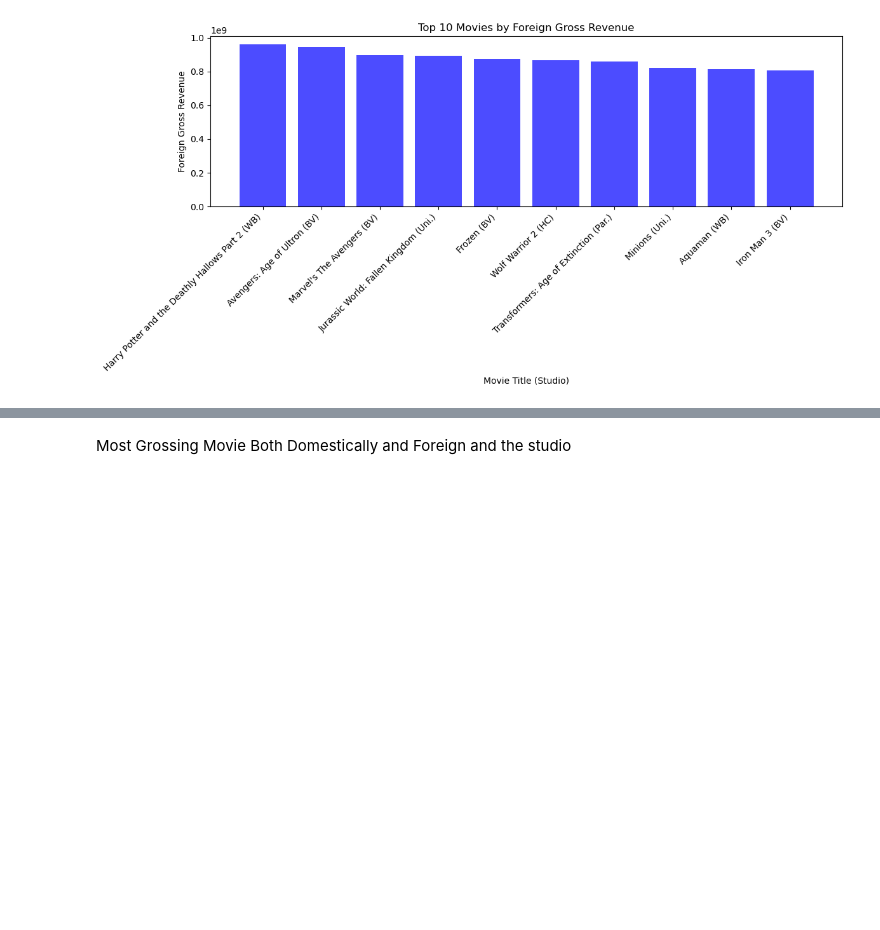
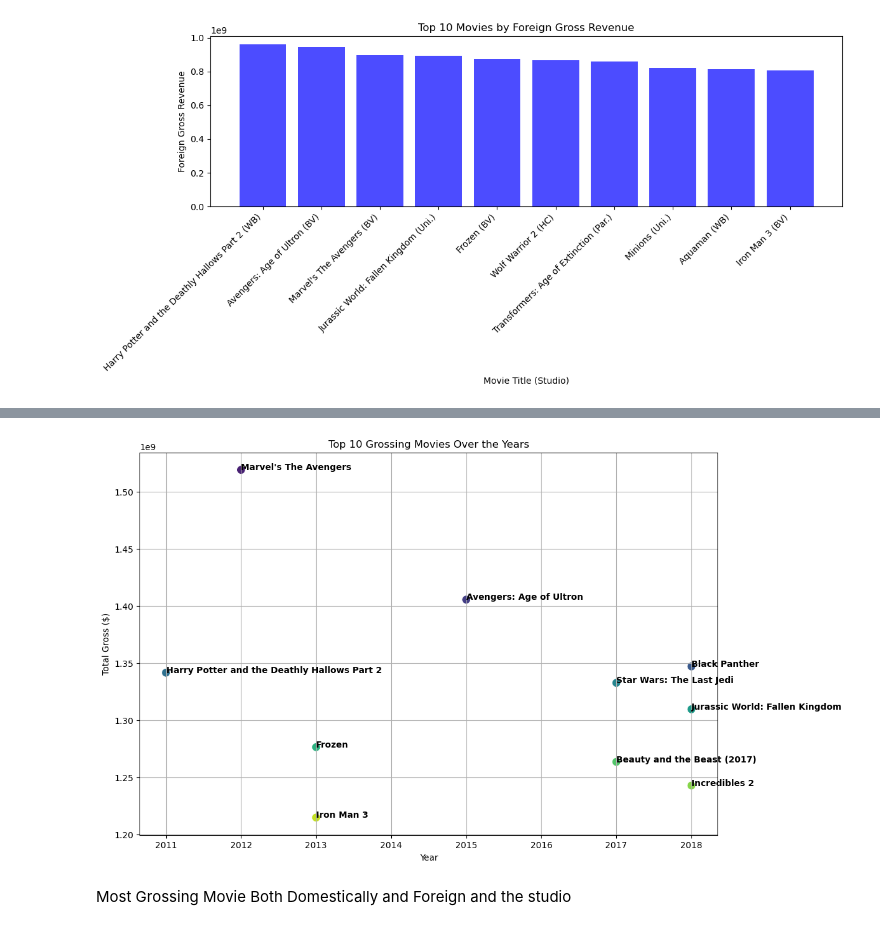
Before and after one commit to Jodhiamboapiyo/Investment-Insights-for-Microsoft-A-Comprehensive-Analysis-of-the-Movie-Studio-Market, a Jupyter notebook: student.ipynb, the cells around one changed output, grey strips where cells are left out. Cells and saved outputs as stored; diff of their text form; code cells hidden in the pictures; blank space fills up the shorter version.

Commit message:
graphical changes

```diff
--- a/student.ipynb
+++ b/student.ipynb
@@ -263,3 +285,33 @@ plt.show()
+# %%
+# Data
+data = {
+    'title': ["Marvel's The Avengers", 'Avengers: Age of Ultron', 'Black Panther', 'Harry Potter and the Deathly Hallows Part 2',
+              'Star Wars: The Last Jedi', 'Jurassic World: Fallen Kingdom', 'Frozen', 'Beauty and the Beast (2017)',
+              'Incredibles 2', 'Iron Man 3'],
+    'year': [2012, 2015, 2018, 2011, 2017, 2018, 2013, 2017, 2018, 2013],
+    'total_gross': [1.5189e+09, 1.4054e+09, 1.3470e+09, 1.3415e+09, 1.3326e+09, 1.3095e+09, 1.2764e+09, 1.2635e+09,
+                    1.2428e+09, 1.2148e+09]
+}
+
+# Convert to DataFrame
+import pandas as pd
+df = pd.DataFrame(data)
+
+# Plot
+plt.figure(figsize=(12, 8))
+sns.scatterplot(x='year', y='total_gross', data=df, hue='title', palette='viridis', s=100, legend=False)
+
+# Adding annotations
+for i in range(df.shape[0]):
+    plt.text(df['year'][i], df['total_gross'][i], df['title'][i], horizontalalignment='left', size='medium', color='black', weight='semibold')
+
+plt.xlabel('Year')
+plt.ylabel('Total Gross ($)')
+plt.title('Top 10 Grossing Movies Over the Years')
+plt.grid(True)
+plt.show()
+# %% [output]
+[figure, added]
 # %% [markdown]
 Most Grossing Movie Both Domestically and Foreign and the studio
 # %%
```
Also changed, not shown: parts of 4 cells of this notebook.
